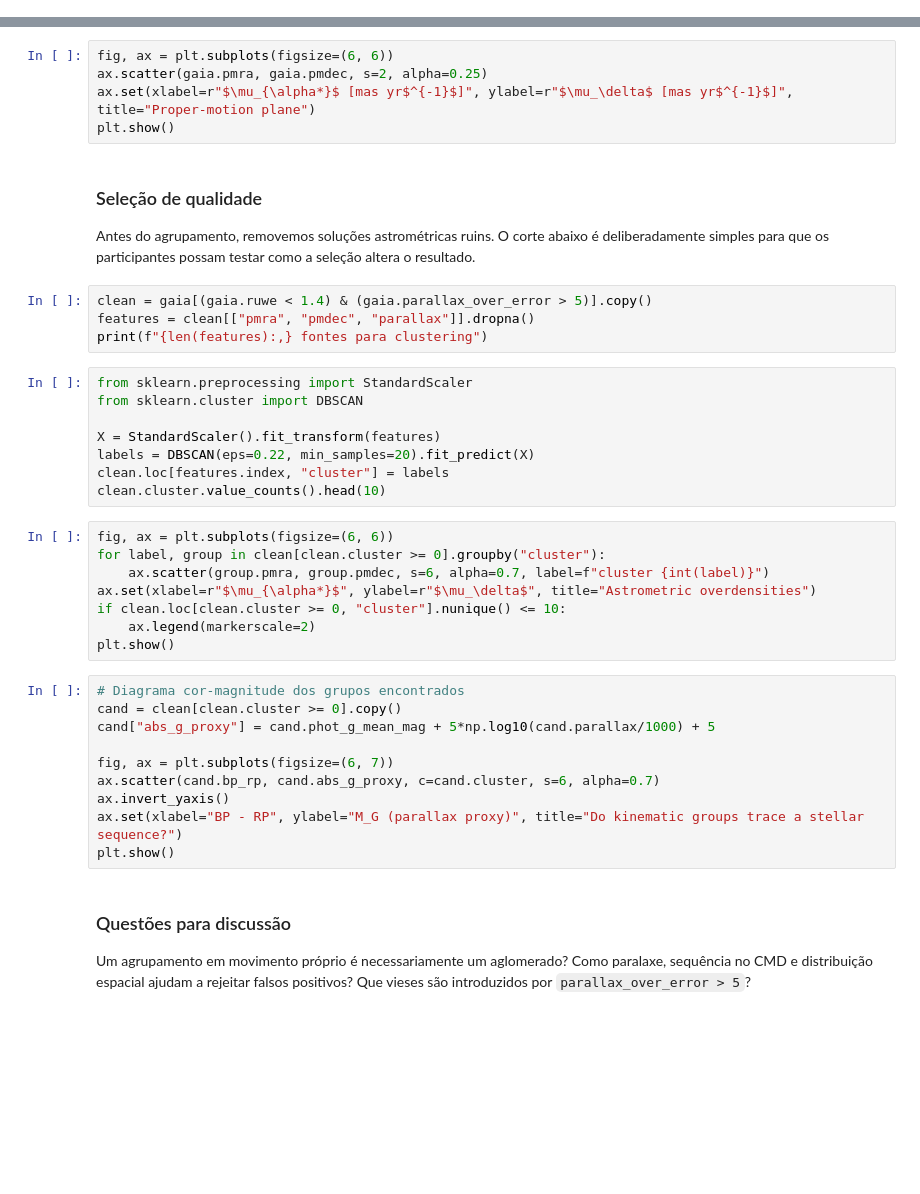
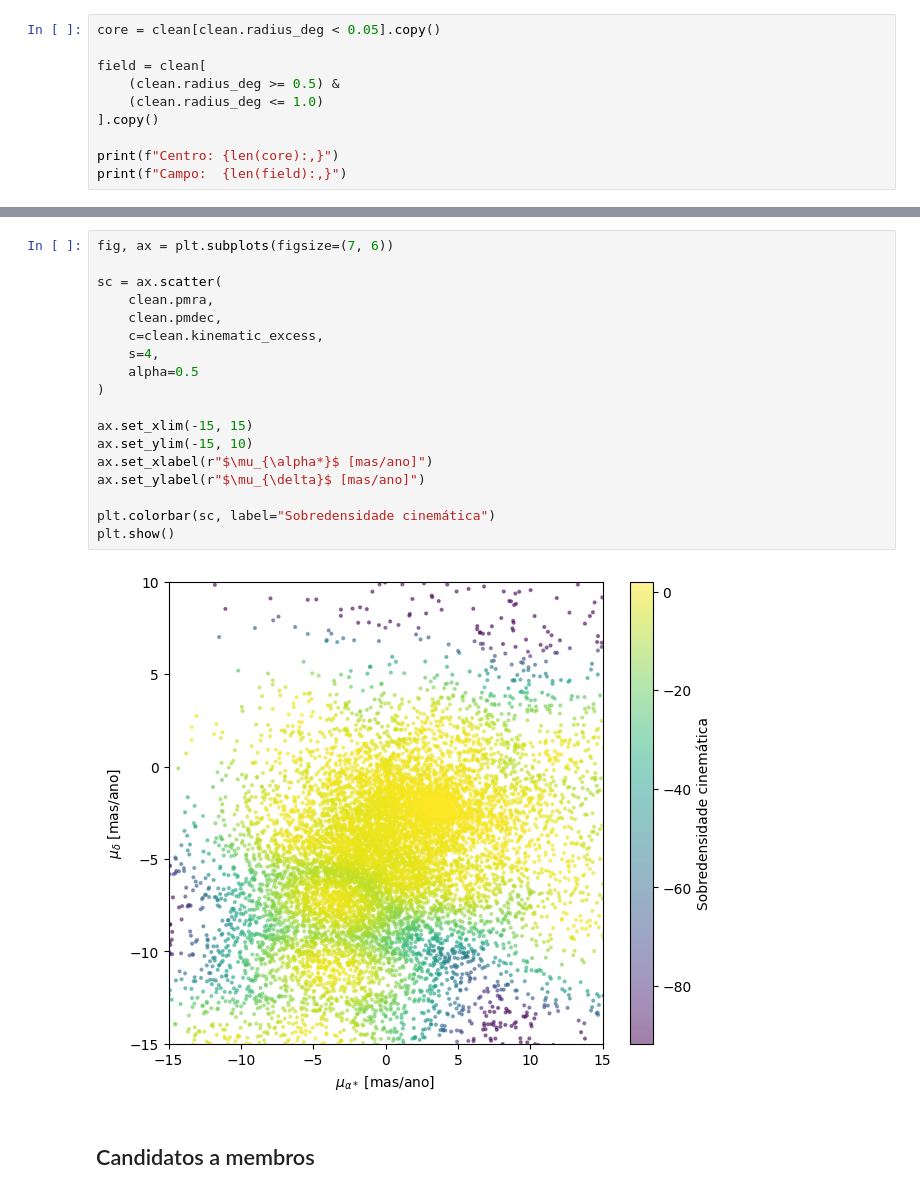
Before and after one commit to Schwarzam/SAB-AI-Scope-workshop, a Jupyter notebook: notebooks/01_gaia_phase_space_discovery.ipynb, the cells around one changed output, grey strips where cells are left out. Drawn from its saved outputs; the diff is of its cells as text; blank space fills up the shorter version.

```diff
--- a/notebooks/01_gaia_phase_space_discovery.ipynb
+++ b/notebooks/01_gaia_phase_space_discovery.ipynb
@@ -47,0 +83,10 @@ gaia.head()
+# %%
+core = clean[clean.radius_deg < 0.05].copy()
+
+field = clean[
+    (clean.radius_deg >= 0.5) &
+    (clean.radius_deg <= 1.0)
+].copy()
+
+print(f"Centro: {len(core):,}")
+print(f"Campo:  {len(field):,}")
@@ -48,41 +141,22 @@ gaia.head()
 # %%
-fig, ax = plt.subplots(figsize=(6, 6))
-ax.scatter(gaia.pmra, gaia.pmdec, s=2, alpha=0.25)
-ax.set(xlabel=r"$\mu_{\alpha*}$ [mas yr$^{-1}$]", ylabel=r"$\mu_\delta$ [mas yr$^{-1}$]", title="Proper-motion plane")
+fig, ax = plt.subplots(figsize=(7, 6))
+
+sc = ax.scatter(
+    clean.pmra,
+    clean.pmdec,
+    c=clean.kinematic_excess,
+    s=4,
+    alpha=0.5
+)
+
+ax.set_xlim(-15, 15)
+ax.set_ylim(-15, 10)
+ax.set_xlabel(r"$\mu_{\alpha*}$ [mas/ano]")
+ax.set_ylabel(r"$\mu_{\delta}$ [mas/ano]")
+
+plt.colorbar(sc, label="Sobredensidade cinemática")
 plt.show()
+# %% [output]
+[figure, added]
-# %% [markdown]
-### Seleção de qualidade
-Antes do agrupamento, removemos soluções astrométricas ruins. O corte abaixo é deliberadamente simples para que os participantes possam testar como a seleção altera o resultado.
-# %%
-clean = gaia[(gaia.ruwe < 1.4) & (gaia.parallax_over_error > 5)].copy()
-features = clean[["pmra", "pmdec", "parallax"]].dropna()
-print(f"{len(features):,} fontes para clustering")
-# %%
-from sklearn.preprocessing import StandardScaler
-from sklearn.cluster import DBSCAN
-
-X = StandardScaler().fit_transform(features)
-labels = DBSCAN(eps=0.22, min_samples=20).fit_predict(X)
-clean.loc[features.index, "cluster"] = labels
-clean.cluster.value_counts().head(10)
-# %%
-fig, ax = plt.subplots(figsize=(6, 6))
-for label, group in clean[clean.cluster >= 0].groupby("cluster"):
-    ax.scatter(group.pmra, group.pmdec, s=6, alpha=0.7, label=f"cluster {int(label)}")
-ax.set(xlabel=r"$\mu_{\alpha*}$", ylabel=r"$\mu_\delta$", title="Astrometric overdensities")
-if clean.loc[clean.cluster >= 0, "cluster"].nunique() <= 10:
-    ax.legend(markerscale=2)
-plt.show()
-# %%
-# Diagrama cor-magnitude dos grupos encontrados
-cand = clean[clean.cluster >= 0].copy()
-cand["abs_g_proxy"] = cand.phot_g_mean_mag + 5*np.log10(cand.parallax/1000) + 5
-
-fig, ax = plt.subplots(figsize=(6, 7))
-ax.scatter(cand.bp_rp, cand.abs_g_proxy, c=cand.cluster, s=6, alpha=0.7)
-ax.invert_yaxis()
-ax.set(xlabel="BP - RP", ylabel="M_G (parallax proxy)", title="Do kinematic groups trace a stellar sequence?")
-plt.show()
-# %% [markdown]
-### Questões para discussão
-Um agrupamento em movimento próprio é necessariamente um aglomerado? Como paralaxe, sequência no CMD e distribuição espacial ajudam a rejeitar falsos positivos? Que vieses são introduzidos por `parallax_over_error > 5`?
+# %% [markdown]
+## Candidatos a membros
```
Also changed, not shown: parts of 21 cells of this notebook, 3 other files.
